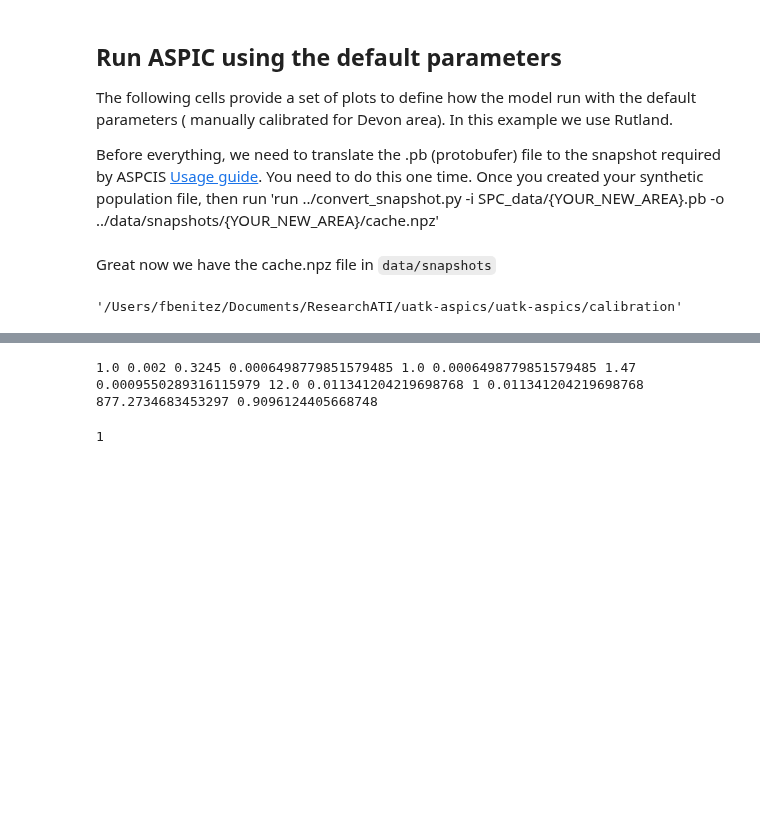
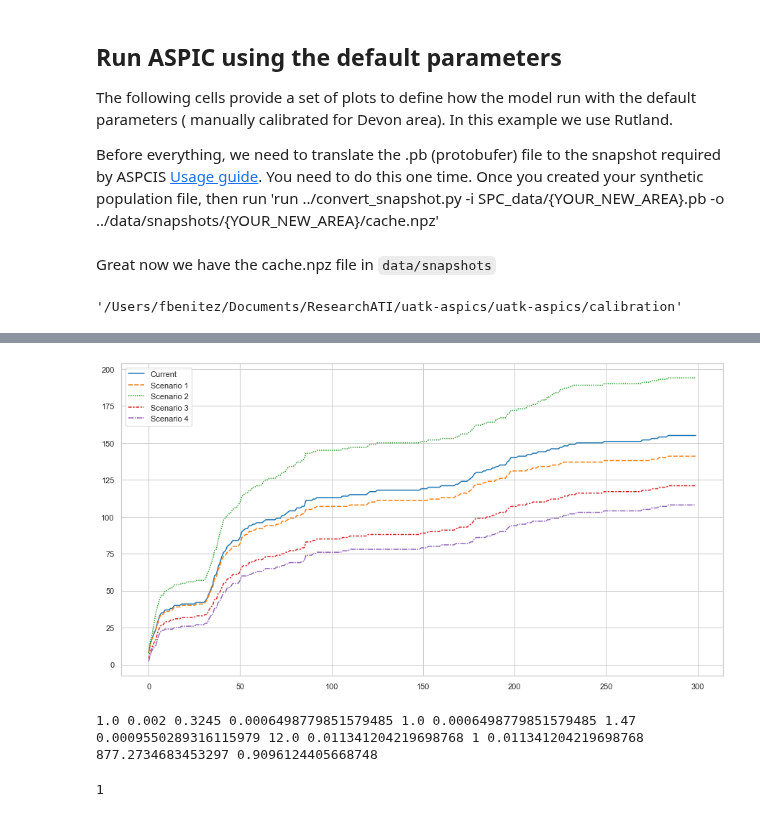
Before and after one commit to alan-turing-institute/uatk-aspics, a Jupyter notebook: calibration/abc_notebook.ipynb, the cells around one changed output, grey strips where cells are left out. Drawn from its saved outputs; the diff is of its cells as text; code cells hidden in the pictures; blank space fills up the shorter version.

```diff
--- a/calibration/abc_notebook.ipynb
+++ b/calibration/abc_notebook.ipynb
@@ -92,0 +85,3 @@ df.plot(x="Day", y=["Current", "Scenario 1","Scenario 2", "Scenario 3", "Scenari
+# %%
+filtered_data = df.loc[:,['Current', 'Scenario 1','Scenario 2', 'Scenario 3', 'Scenario 4']]
+filtered_data
@@ -93,3 +102,13 @@ df.plot(x="Day", y=["Current", "Scenario 1","Scenario 2", "Scenario 3", "Scenari
+# %%
+import numpy as np
+import pandas as pd
+import seaborn as sns
+sns.set_theme(style="whitegrid")
+
+plt.figure(figsize=(15,8))
+ax = sns.lineplot(data=filtered_data, palette="tab10", linewidth=1.5)
+# %% [output]
+[figure, added]
 # %%
 PARAMETERS_FILE = 'config/new_parameters.yml' # Reading the parameters file
 with open(PARAMETERS_FILE, "r") as f:
```
Also changed, not shown: parts of 3 cells of this notebook, 1 other file.
